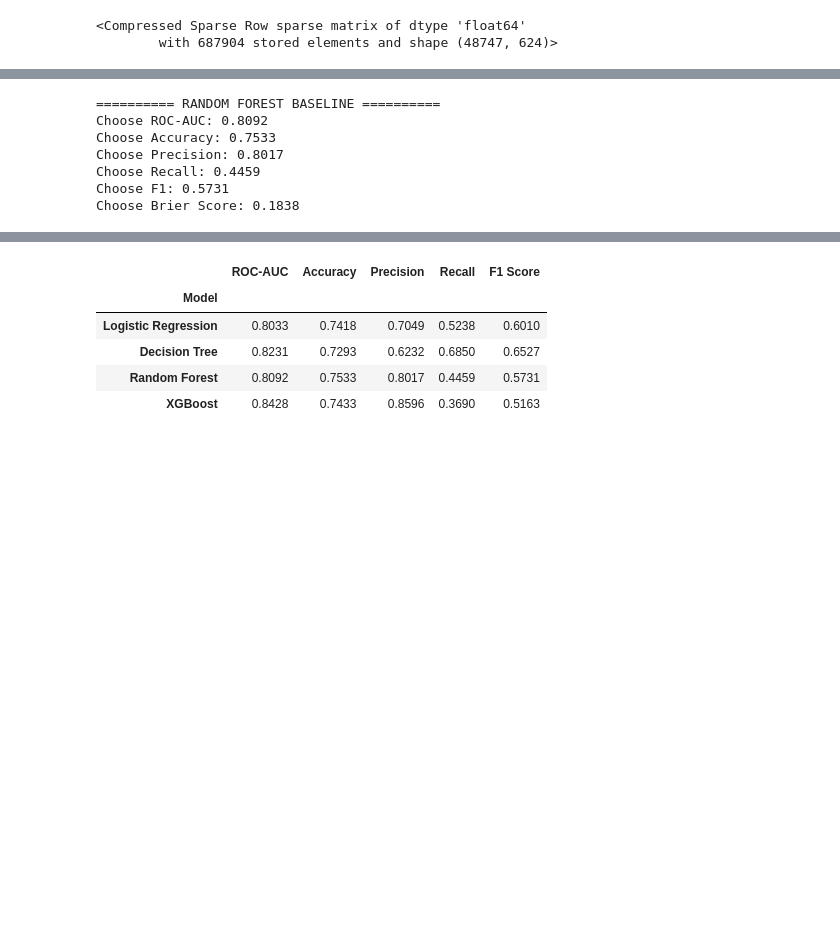
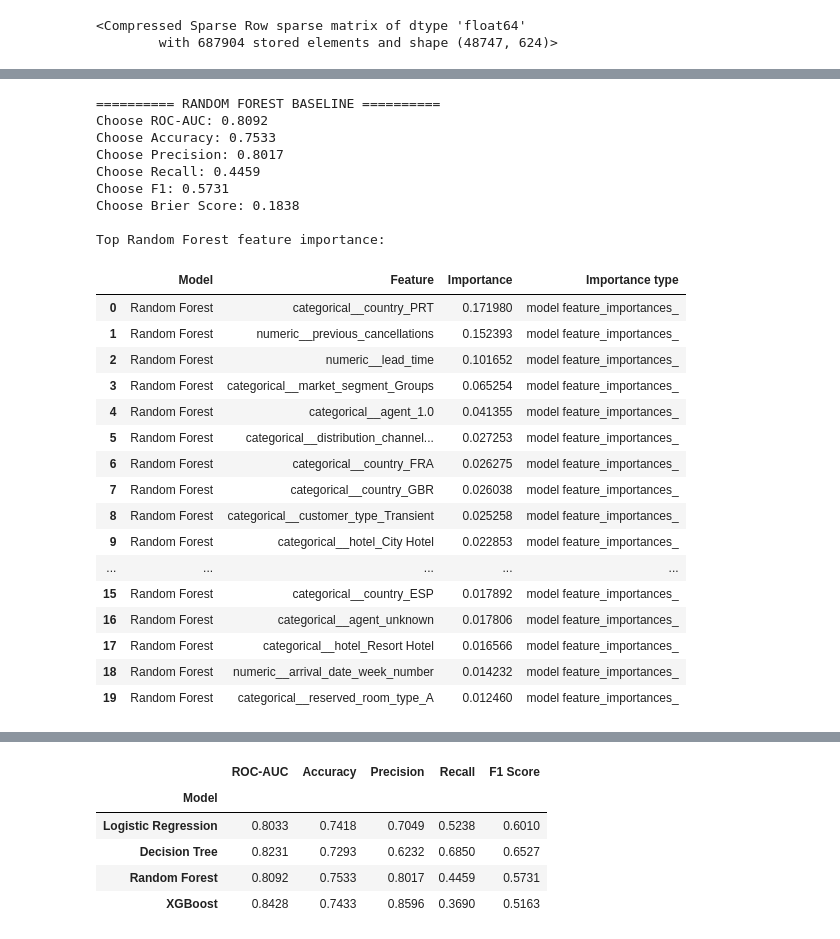
Before and after one commit to Nitishvarma50/Hotel_booking_optimization, a Jupyter notebook: notebooks/model_building.ipynb, the cells around one changed output, grey strips where cells are left out. Drawn from its saved outputs; the diff is of its cells as text; code cells hidden in the pictures; blank space fills up the shorter version.

```diff
--- a/notebooks/model_building.ipynb
+++ b/notebooks/model_building.ipynb
@@ -357,33 +427,58 @@ Choose Brier Score: 0.1707
 # %%
 from sklearn.ensemble import RandomForestClassifier
 
 random_forest_model = RandomForestClassifier(
     n_estimators=300,
     max_depth=12,
     min_samples_leaf=50,
     class_weight="balanced",
     random_state=42,
     n_jobs=-1,
 )
 random_forest_model.fit(X_train_processed, y_train)
 cancel_col = list(random_forest_model.classes_).index(1)
 choose_prob_rf = random_forest_model.predict_proba(X_choose_processed)[:, cancel_col]
 choose_pred_rf = (choose_prob_rf >= 0.5).astype(int)
 print("========== RANDOM FOREST BASELINE ==========")
 print("Choose ROC-AUC:", round(roc_auc_score(y_choose, choose_prob_rf), 4))
 print("Choose Accuracy:", round(accuracy_score(y_choose, choose_pred_rf), 4))
 print("Choose Precision:", round(precision_score(y_choose, choose_pred_rf, zero_division=0), 4))
 print("Choose Recall:", round(recall_score(y_choose, choose_pred_rf, zero_division=0), 4))
 print("Choose F1:", round(f1_score(y_choose, choose_pred_rf, zero_division=0), 4))
 print("Choose Brier Score:", round(brier_score_loss(y_choose, choose_prob_rf), 4))
+random_forest_importance_df = record_feature_importance(
+    random_forest_model, "Random Forest", "model feature_importances_"
+)
+feature_importance_df = pd.concat(feature_importance_parts, ignore_index=True)
+print("\nTop Random Forest feature importance:")
+display(random_forest_importance_df.head(20))
 # %% [output]
 ========== RANDOM FOREST BASELINE ==========
 Choose ROC-AUC: 0.8092
 Choose Accuracy: 0.7533
 Choose Precision: 0.8017
 Choose Recall: 0.4459
 Choose F1: 0.5731
 Choose Brier Score: 0.1838
+
+Top Random Forest feature importance:
+|  | Model | Feature | Importance | Importance type |
+| 0 | Random Forest | categorical__country_PRT | 0.171980 | model feature_importances_ |
+| 1 | Random Forest | numeric__previous_cancellations | 0.152393 | model feature_importances_ |
+| 2 | Random Forest | numeric__lead_time | 0.101652 | model feature_importances_ |
+| 3 | Random Forest | categorical__market_segment_Groups | 0.065254 | model feature_importances_ |
+| 4 | Random Forest | categorical__agent_1.0 | 0.041355 | model feature_importances_ |
+| 5 | Random Forest | categorical__distribution_channel... | 0.027253 | model feature_importances_ |
+| 6 | Random Forest | categorical__country_FRA | 0.026275 | model feature_importances_ |
+| 7 | Random Forest | categorical__country_GBR | 0.026038 | model feature_importances_ |
+| 8 | Random Forest | categorical__customer_type_Transient | 0.025258 | model feature_importances_ |
+| 9 | Random Forest | categorical__hotel_City Hotel | 0.022853 | model feature_importances_ |
+| ... | ... | ... | ... | ... |
+| 15 | Random Forest | categorical__country_ESP | 0.017892 | model feature_importances_ |
+| 16 | Random Forest | categorical__agent_unknown | 0.017806 | model feature_importances_ |
+| 17 | Random Forest | categorical__hotel_Resort Hotel | 0.016566 | model feature_importances_ |
+| 18 | Random Forest | numeric__arrival_date_week_number | 0.014232 | model feature_importances_ |
+| 19 | Random Forest | categorical__reserved_room_type_A | 0.012460 | model feature_importances_ |
 # %%
 from xgboost import XGBClassifier
 from sklearn.metrics import accuracy_score, brier_score_loss, f1_score, precision_score, recall_score, roc_auc_score
```
Also changed, not shown: parts of 5 cells of this notebook, 5 other files.
